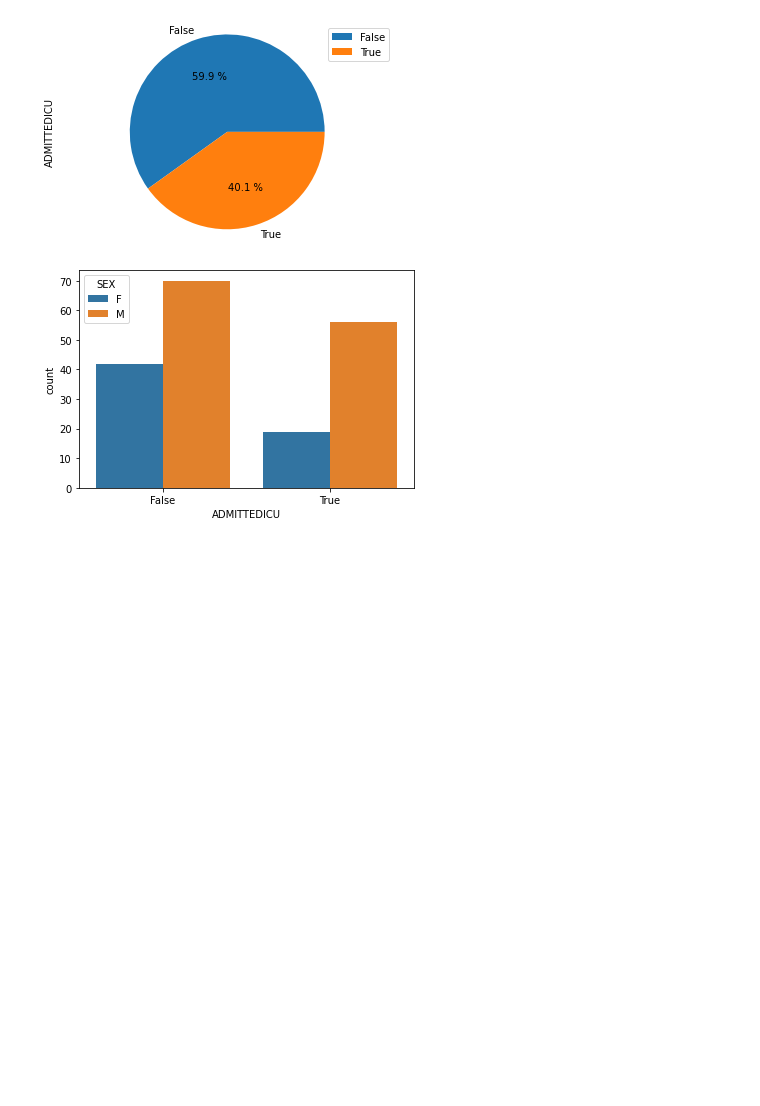
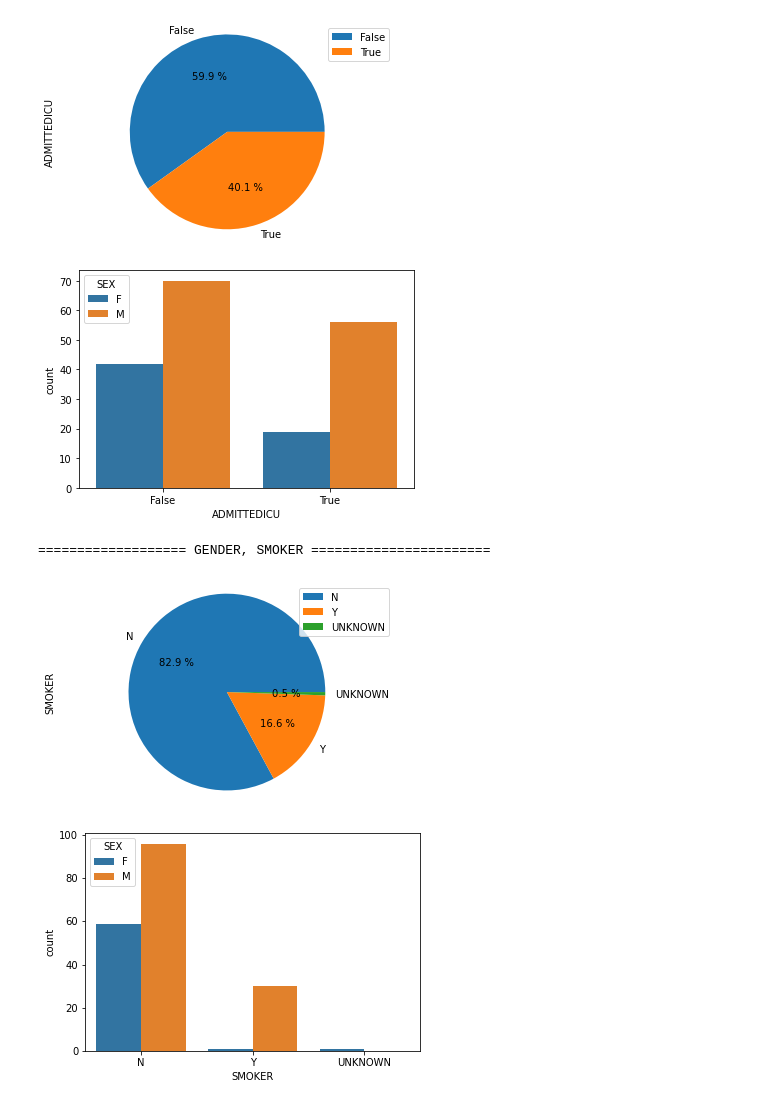
Before and after one commit to vital-ultrasound/preprint2023, a Jupyter notebook: proceedings/statistica-analysis/notebooks/participant-descriptions.ipynb, the cells around one changed output. Drawn from its saved outputs; the diff is of its cells as text; code cells hidden in the pictures; blank space fills up the shorter version.

```diff
--- a/proceedings/statistica-analysis/notebooks/participant-descriptions.ipynb
+++ b/proceedings/statistica-analysis/notebooks/participant-descriptions.ipynb
@@ -129,3 +144,15 @@ plt.show()
 =================== GENDER, ADMITTEDICU =======================
 [figure]
 [figure]
+# %%
+print(f'=================== GENDER, SMOKER =======================')
+basic_demographics['SMOKER'].value_counts().plot.pie(autopct='%.1f %%', ylabel='SMOKER', legend=True)
+plt.axis('equal')
+plt.show()
+
+sns.countplot(data=basic_demographics,x='SMOKER',hue='SEX')
+plt.show()
+# %% [output]
+=================== GENDER, SMOKER =======================
+[figure, added]
+[figure, added]
```
Also changed, not shown: parts of 12 cells of this notebook.
